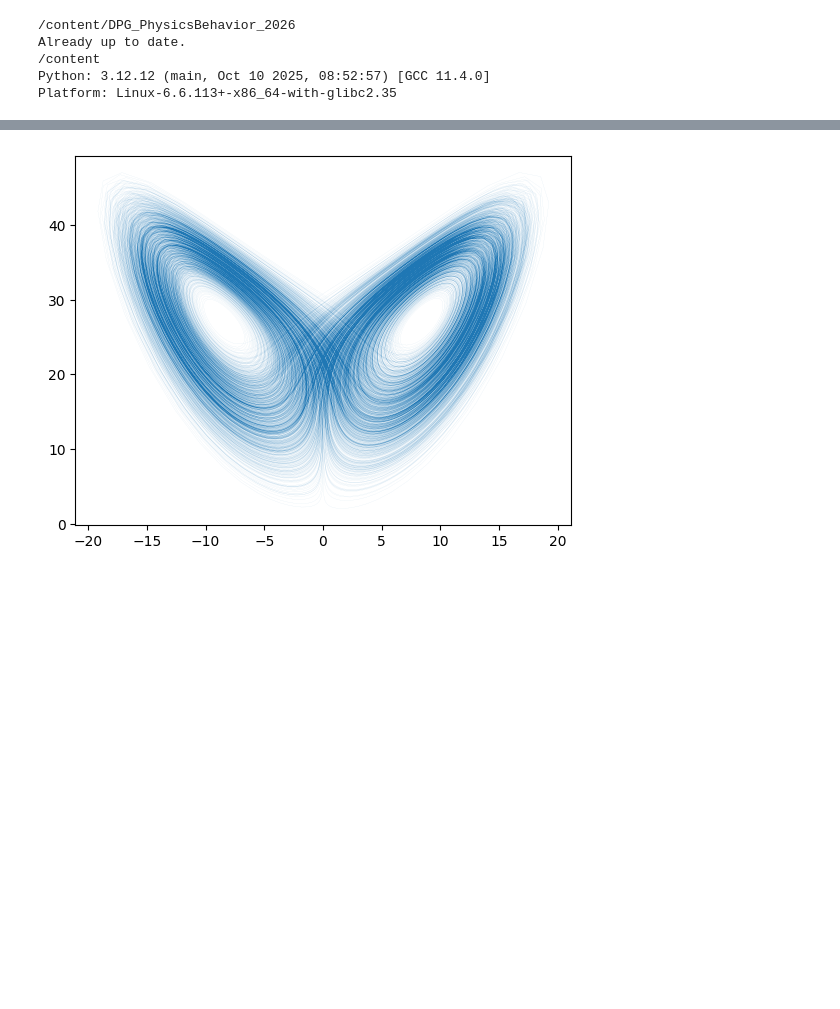
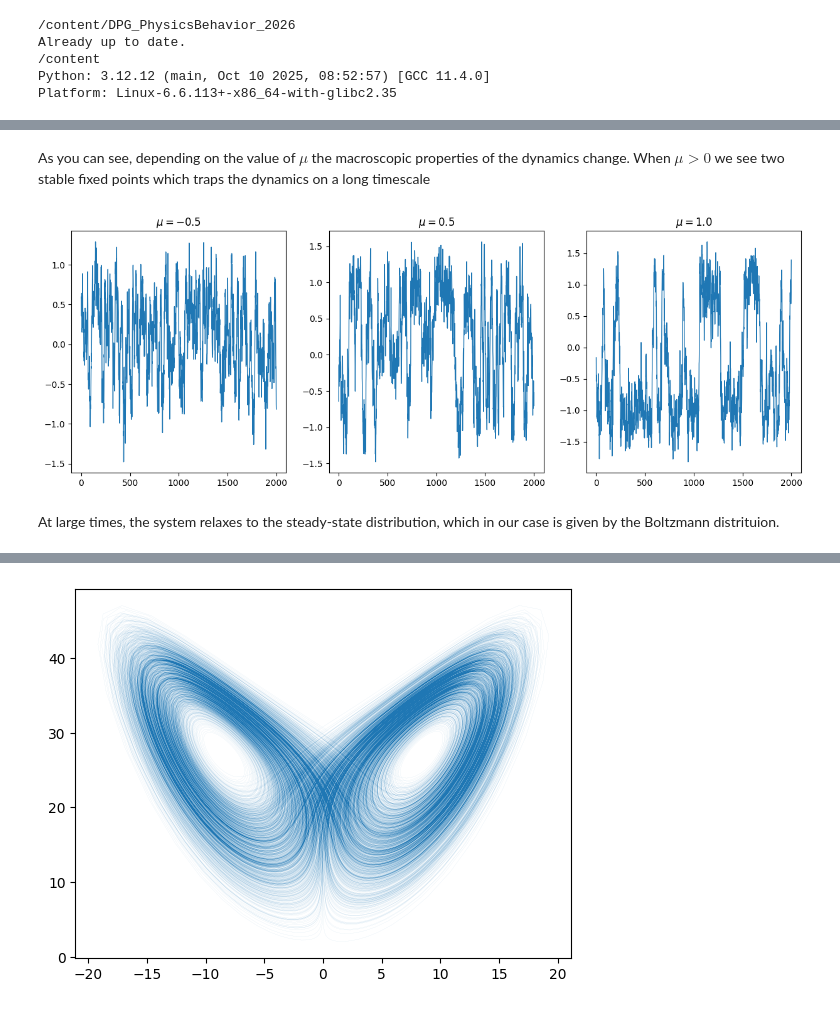
Before and after one commit to AntonioCCosta/DPG_PhysicsBehavior_2026, a Jupyter notebook: notebooks/notebook_1.ipynb, the cells around one changed output, grey strips where cells are left out. Drawn from its saved outputs; the diff is of its cells as text; code cells hidden in the pictures; blank space fills up the shorter version.

```diff
--- a/notebooks/notebook_1.ipynb
+++ b/notebooks/notebook_1.ipynb
@@ -76 +92,14 @@ sims = simulate_dw(x0s,mu_c_vals, tau_x, Tx, dt, max_iters,downsampling)
+# %% [markdown]
+As you can see, depending on the value of $\mu$ the macroscopic properties of the dynamics change. When $\mu > 0$ we see two stable fixed points which traps the dynamics on a long timescale
+# %%
+plt.figure(figsize=(15,5))
+for k in range(n_sims):
+  plt.subplot(1,3,k+1)
+  plt.title(r'$\mu = {:.1f}$'.format(mu_vals[k]))
+  plt.plot(sims[k][:2000],lw=1)
+plt.show()
+# %% [output]
+[figure, added]
+# %% [markdown]
+At large times, the system relaxes to the steady-state distribution, which in our case is given by the Boltzmann distrituion.
 # %%
```
Also changed, not shown: parts of 26 cells of this notebook.
